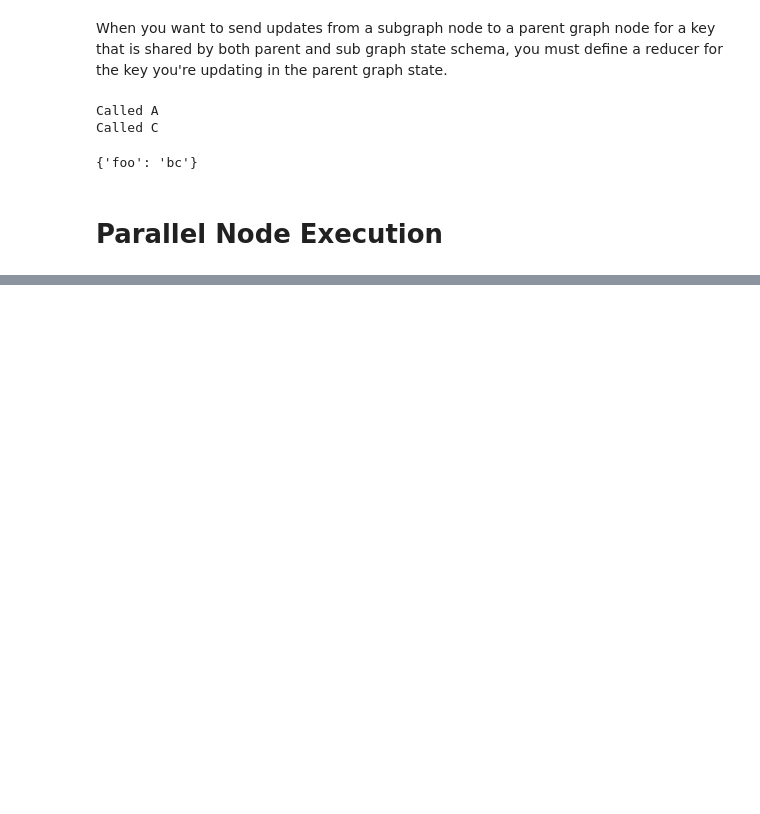
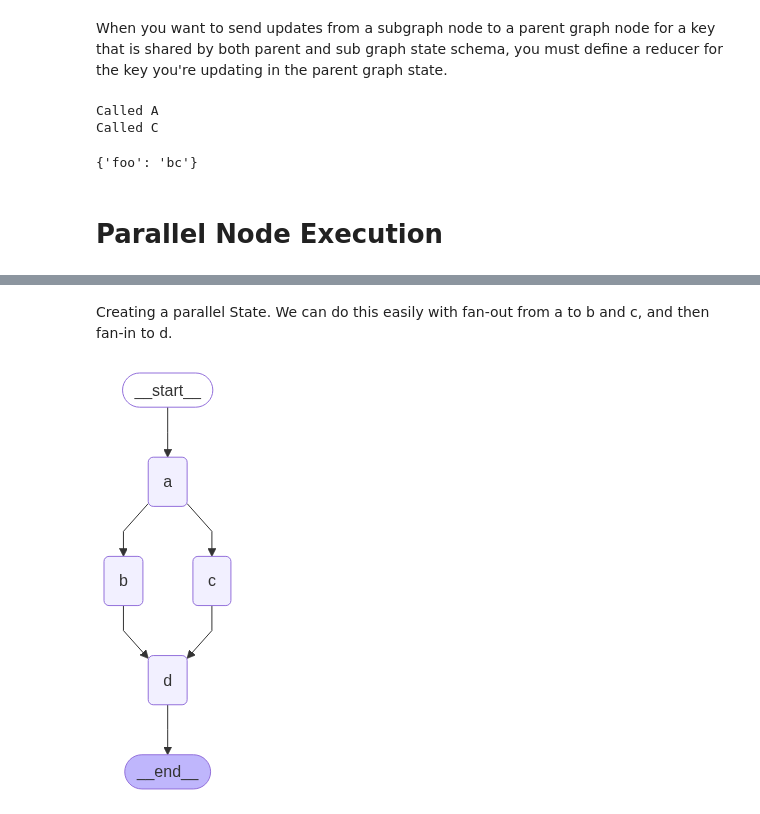
Before and after one commit to chayan141/nlp-playlist, a Jupyter notebook: langgraph_module_3.ipynb, the cells around one changed output, grey strips where cells are left out. Drawn from its saved outputs; the diff is of its cells as text; code cells hidden in the pictures; blank space fills up the shorter version.

```diff
--- a/langgraph_module_3.ipynb
+++ b/langgraph_module_3.ipynb
@@ -1154,0 +1203,24 @@ Called C
+# %% [markdown]
+Creating a parallel State.
+We can do this easily with fan-out from a to b and c, and then fan-in to d.
+# %%
+builder = StateGraph(State)
+
+# Initialize each node with node_secret
+builder.add_node("a", ReturnNodeValue("I'm A"))
+builder.add_node("b", ReturnNodeValue("I'm B"))
+builder.add_node("c", ReturnNodeValue("I'm C"))
+builder.add_node("d", ReturnNodeValue("I'm D"))
+
+# Flow
+builder.add_edge(START, "a")
+builder.add_edge("a", "b")
+builder.add_edge("a", "c")
+builder.add_edge("b", "d")
+builder.add_edge("c", "d")
+builder.add_edge("d", END)
+graph = builder.compile()
+
+display(Image(graph.get_graph().draw_mermaid_png()))
+# %% [output]
+[figure, added]
```
Also changed, not shown: parts of 31 cells of this notebook.
